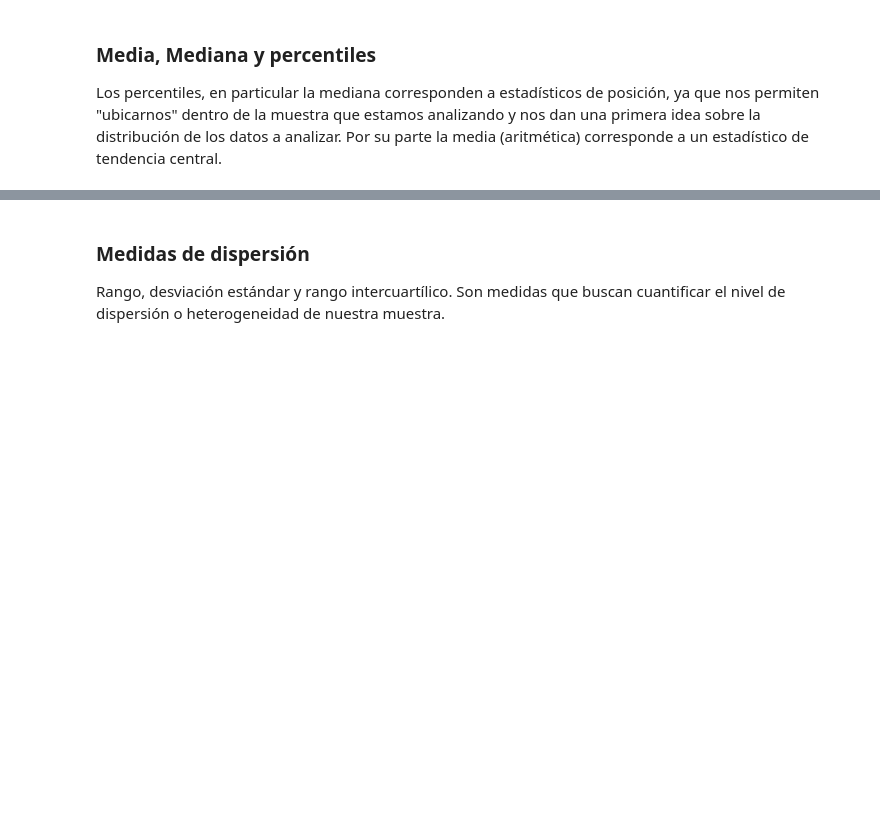
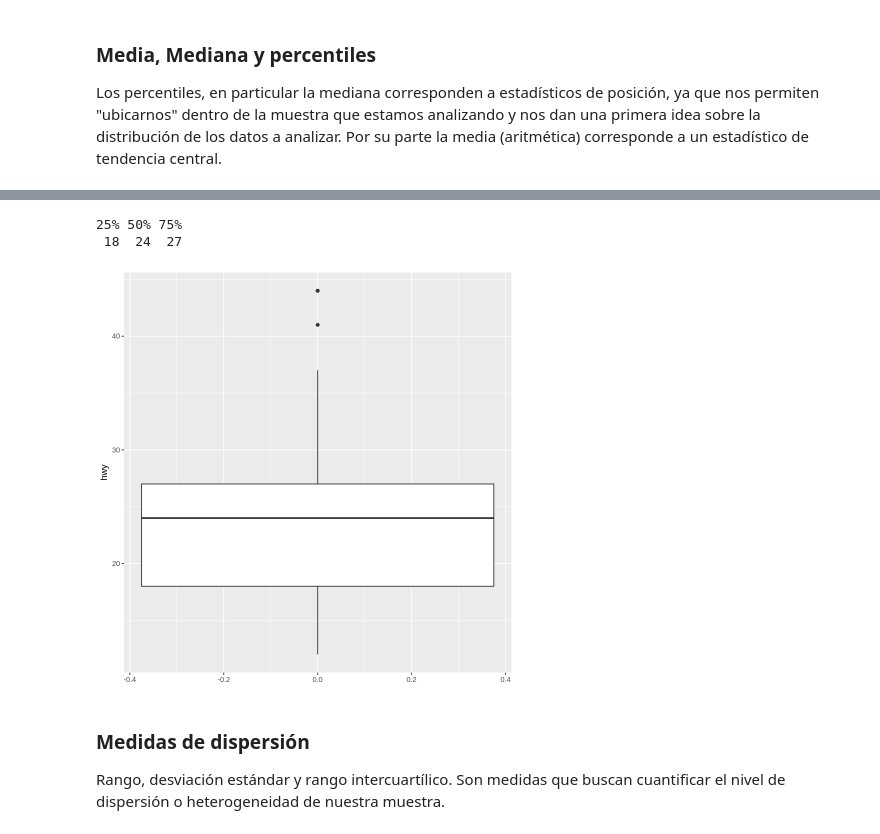
Before and after one commit to majorquev/DBDC_202507_Programacion_en_R_para_ciencia_de_datos, a Jupyter notebook: Clases/Clase6/Clase6_1_Estadisticos_descriptivos_y_correlación.ipynb, the cells around one changed output, grey strips where cells are left out. Drawn from its saved outputs; the diff is of its cells as text; code cells hidden in the pictures; blank space fills up the shorter version.

```diff
--- a/Clases/Clase6/Clase6_1_Estadisticos_descriptivos_y_correlación.ipynb
+++ b/Clases/Clase6/Clase6_1_Estadisticos_descriptivos_y_correlación.ipynb
@@ -63,5 +103,15 @@ print(paste("La mediana es: ", median(mpg$hwy)))
 # %%
 # recordar que podemos visualizar los cuartiles en un boxplot
+mpg %>%
+  ggplot() +
+  aes(y = hwy) +
+  geom_boxplot()
+
+quantile(mpg$hwy, probs = c(0.25,0.5,0.75))
+# %% [output]
+25% 50% 75%
+ 18  24  27
+[figure, added]
 # %% [markdown]
 ### Medidas de dispersión
 Rango, desviación estándar  y rango intercuartílico. Son medidas que buscan cuantificar el nivel de dispersión o heterogeneidad de nuestra muestra.
```
Also changed, not shown: parts of 30 cells of this notebook.
